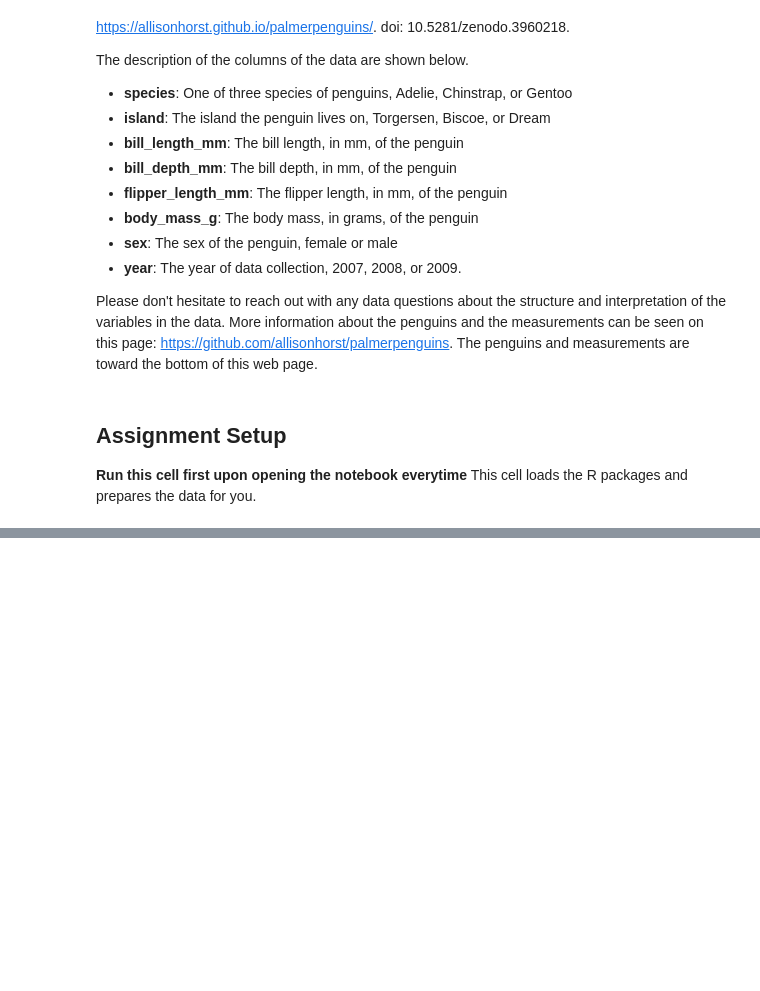
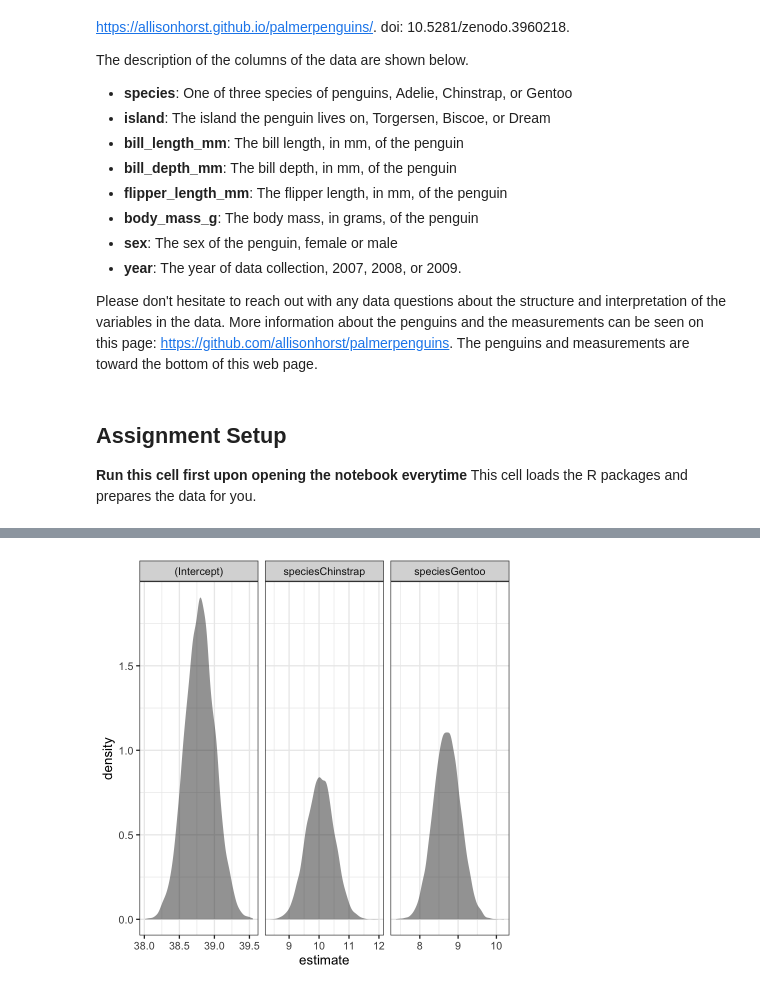
Before and after one commit to lebebr01/psqf_4143, a Jupyter notebook: assignments/04-regression.ipynb, the cells around one changed output, grey strips where cells are left out. Cells and saved outputs as stored; diff of their text form; code cells hidden in the pictures; blank space fills up the shorter version.

```diff
--- a/assignments/04-regression.ipynb
+++ b/assignments/04-regression.ipynb
@@ -143,19 +42,0 @@ penguin_coef <- map_dfr(1:10000, resample_penguin)
-# %%
-r_penguin_med <- function(...) {
-  penguin_resample <- penguins %>%
-    drop_na() %>%
-    sample_n(nrow(penguins), replace = TRUE)
-
-  penguin_resample %>%
-    df_stats(bill_length_mm ~ island, median) %>%
-    pivot_wider(names_from = island, values_from = median) %>%
-    mutate(dream_biscoe = Dream - Biscoe,
-                   torgersen_biscoe = Torgersen - Biscoe) %>%
-    select(Biscoe, dream_biscoe, torgersen_biscoe) %>%
-    pivot_longer(everything(), names_to = "group", values_to = "median")
-}
-median_coef <- map_dfr(1:10000, r_penguin_med)
-
-median_coef %>%
-   gf_density(~ median, data = median_coef) %>%
-   gf_facet_wrap(~ group, scales = 'free_x')
@@ -168,0 +89,17 @@ median_coef %>%
+# %%
+resample_penguin <- function(...) {
+  penguin_resample <- penguins %>%
+    sample_n(nrow(penguins), replace = TRUE)
+
+ penguin_resample %>%
+    lm(bill_length_mm ~ species, data = .) %>%
+    tidy(.) %>%
+    select(term, estimate)
+}
+penguin_coef <- map_dfr(1:10000, resample_penguin)
+
+ penguin_coef %>%
+    gf_density(~ estimate) %>%
+    gf_facet_wrap(~ term, scale = 'free_x')
+# %% [output]
+[figure, added]
```
Also changed, not shown: parts of 41 cells of this notebook.
